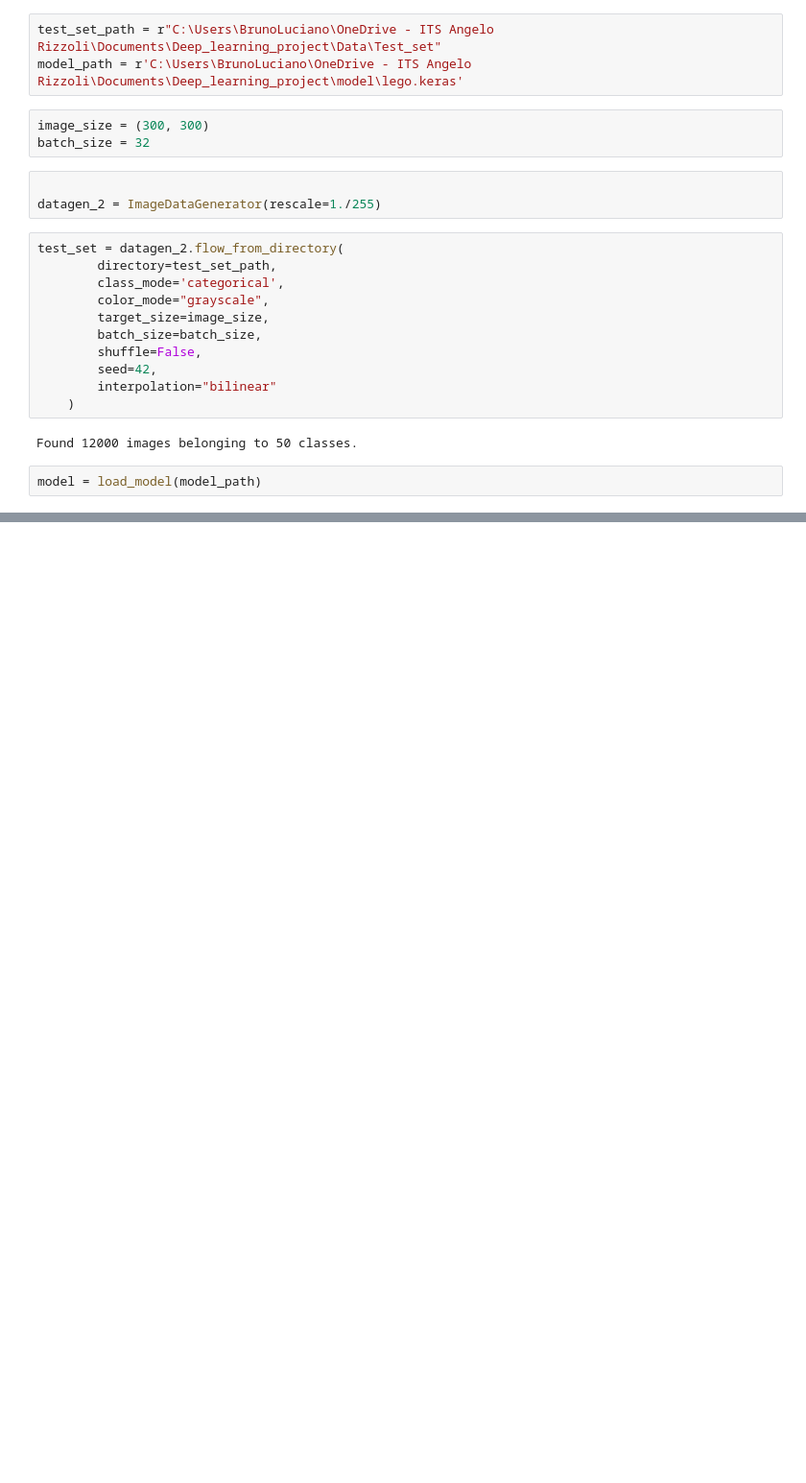
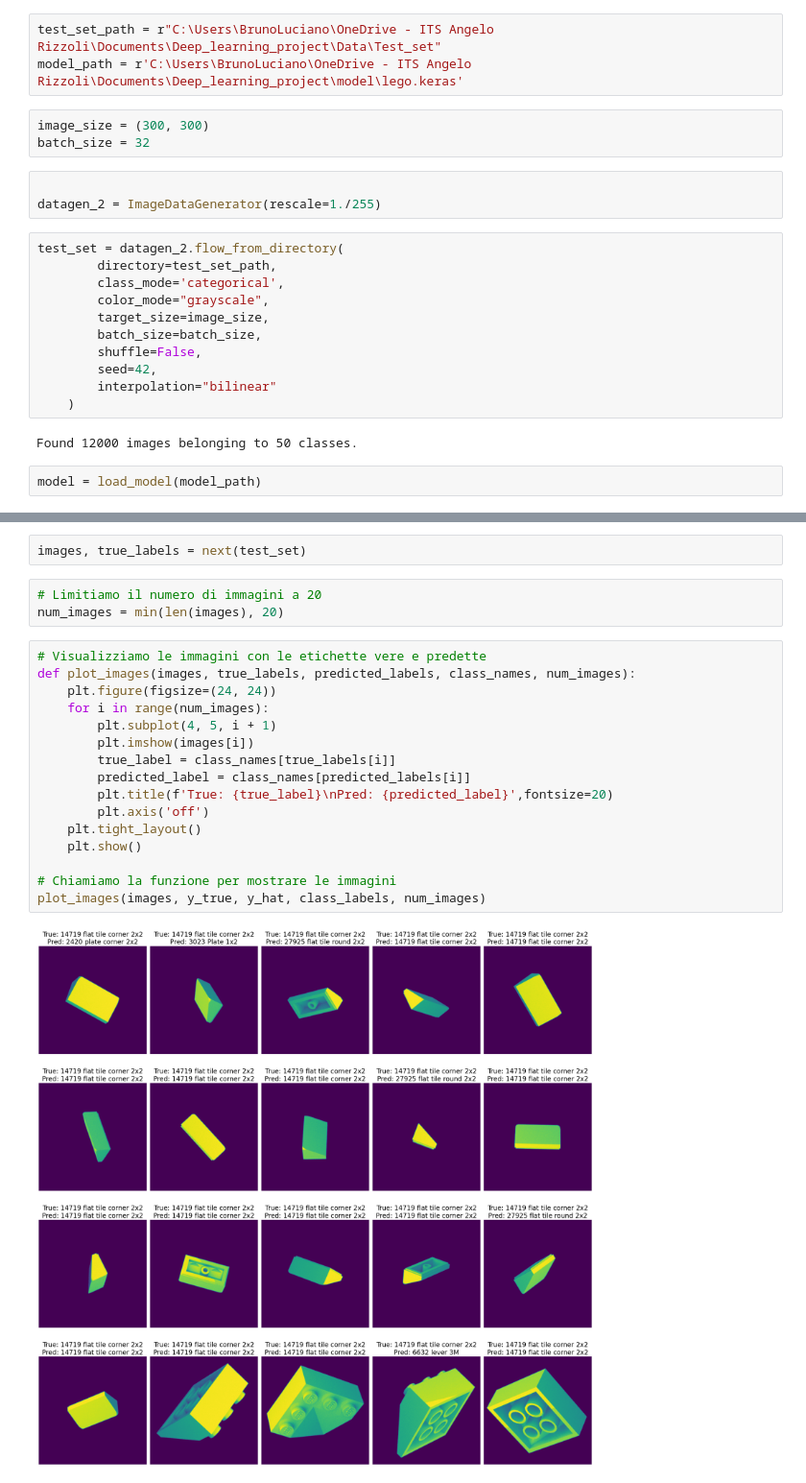
Before and after one commit to NobruLcnITS/Deep_learning_project_, a Jupyter notebook: Release/predict_gpu.ipynb, the cells around one changed output, grey strips where cells are left out. Shown at 96% size. Cells and saved outputs as stored; diff of their text form; blank space fills up the shorter version.

```diff
--- a/Release/predict_gpu.ipynb
+++ b/Release/predict_gpu.ipynb
@@ -82,0 +83,23 @@ plt.show()
+# %%
+images, true_labels = next(test_set)
+# %%
+# Limitiamo il numero di immagini a 20
+num_images = min(len(images), 20)
+# %%
+# Visualizziamo le immagini con le etichette vere e predette
+def plot_images(images, true_labels, predicted_labels, class_names, num_images):
+    plt.figure(figsize=(24, 24))
+    for i in range(num_images):
+        plt.subplot(4, 5, i + 1)
+        plt.imshow(images[i])
+        true_label = class_names[true_labels[i]]
+        predicted_label = class_names[predicted_labels[i]]
+        plt.title(f'True: {true_label}\nPred: {predicted_label}',fontsize=20)
+        plt.axis('off')
+    plt.tight_layout()
+    plt.show()
+
+# Chiamiamo la funzione per mostrare le immagini
+plot_images(images, y_true, y_hat, class_labels, num_images)
+# %% [output]
+[figure, added]
```
Also changed, not shown: parts of 2 cells of this notebook.
